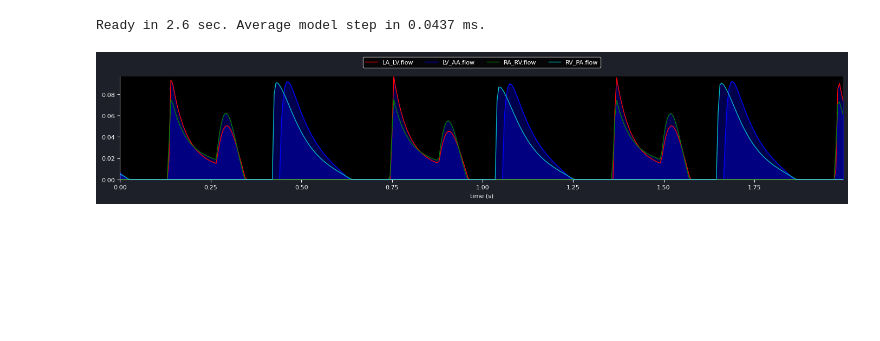
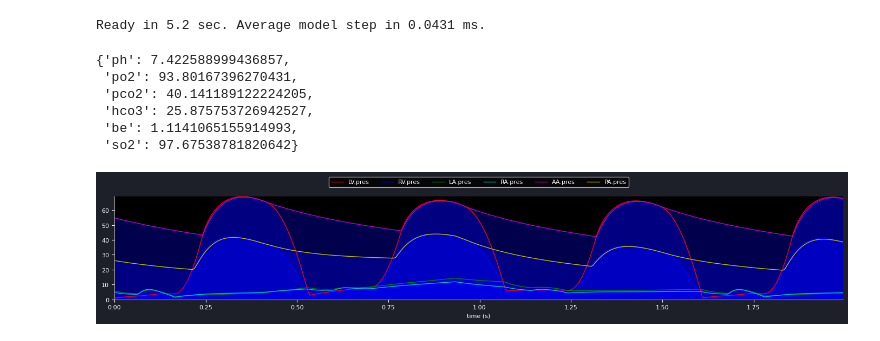
Before and after one commit to Dobutamine/explain-python, a Jupyter notebook: test.ipynb, the cells around one changed output. Saved outputs shown, nothing was run; the diff lists cells and outputs as text; code cells hidden in the pictures; blank space fills up the shorter version.

```diff
--- a/test.ipynb
+++ b/test.ipynb
@@ -15,10 +15,19 @@ neo.switch_ventilator_pc()
 # stabilize the model by calculating the first 30 seconds
 #neo.calculate(30)
 # %%
-neo.calculate(30)
+neo.calculate(60)
 # %% [output]
-Ready in 2.6 sec. Average model step in 0.0437 ms.
+Ready in 5.2 sec. Average model step in 0.0431 ms.
+# %%
+neo.get_bloodgas("AA")
+# %% [output]
+{'ph': 7.422588999436857,
+ 'po2': 93.80167396270431,
+ 'pco2': 40.141189122224205,
+ 'hco3': 25.875753726942527,
+ 'be': 1.1141065155914993,
+ 'so2': 97.67538781820642}
 # %%
-neo.plot_heart_flows()
+neo.plot_heart_pressures()
 # %% [output]
-[figure, old version]
+[figure, new version]
```
Also changed, not shown: 19 other files.
